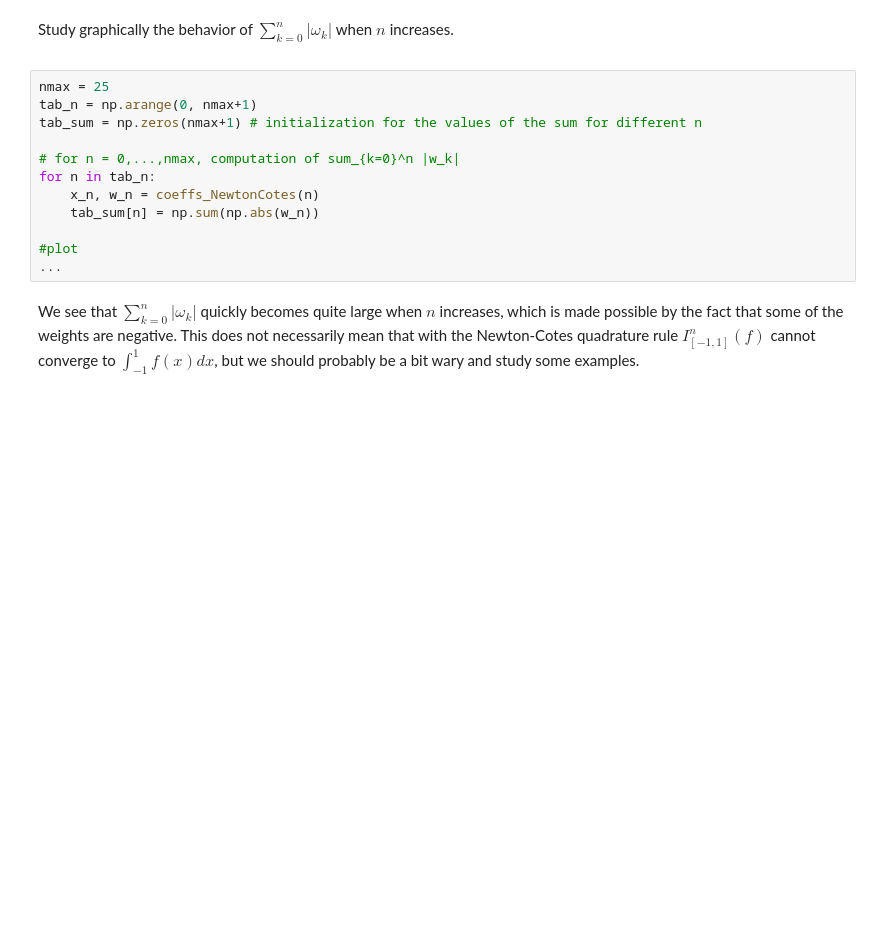
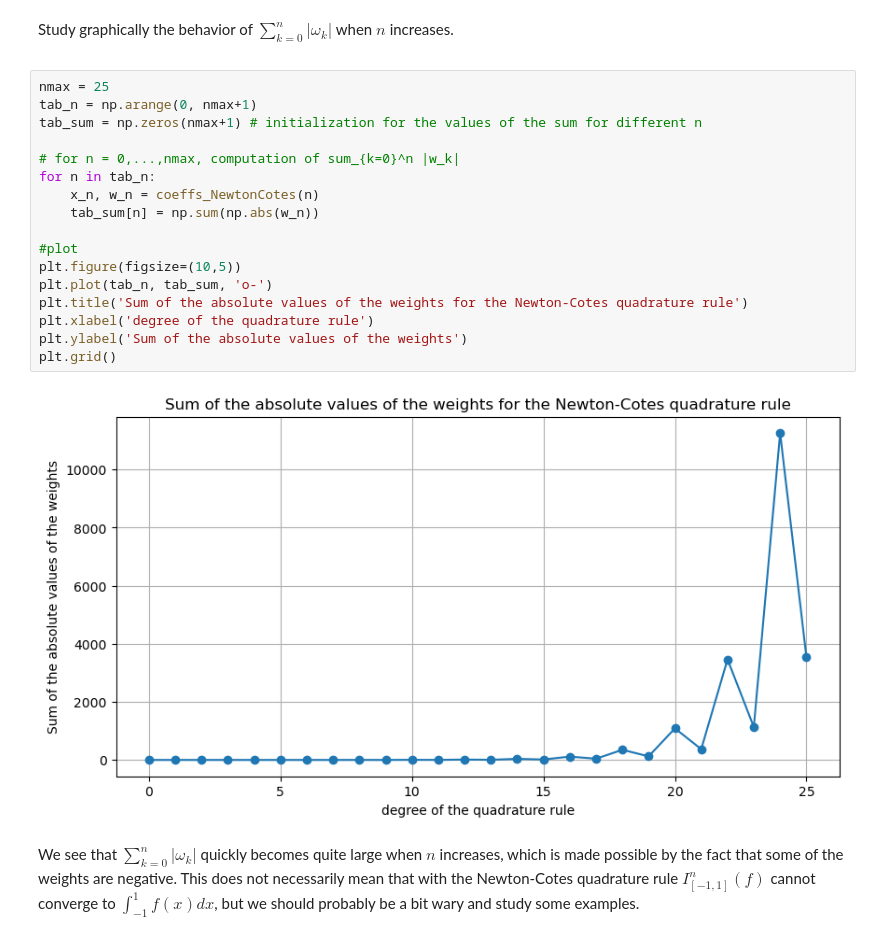
Before and after one commit to raulandrei00/Polytechnique_L1, a Jupyter notebook: numerical analysis/Chapter3_NumericalIntegration/3-NumericalIntegration.ipynb, the cells around one changed output. Saved outputs shown, nothing was run; the diff lists cells and outputs as text; blank space fills up the shorter version.

```diff
--- a/numerical analysis/Chapter3_NumericalIntegration/3-NumericalIntegration.ipynb
+++ b/numerical analysis/Chapter3_NumericalIntegration/3-NumericalIntegration.ipynb
@@ -752,15 +794,22 @@ Study graphically the behavior of $\sum_{k=0}^n \vert \omega_k \vert$ when $n$ i
 # %%
 nmax = 25
 tab_n = np.arange(0, nmax+1)
 tab_sum = np.zeros(nmax+1) # initialization for the values of the sum for different n
 
 # for n = 0,...,nmax, computation of sum_{k=0}^n |w_k|
 for n in tab_n:
     x_n, w_n = coeffs_NewtonCotes(n)
     tab_sum[n] = np.sum(np.abs(w_n))
 
 #plot
-...
+plt.figure(figsize=(10,5))
+plt.plot(tab_n, tab_sum, 'o-')
+plt.title('Sum of the absolute values of the weights for the Newton-Cotes quadrature rule')
+plt.xlabel('degree of the quadrature rule')
+plt.ylabel('Sum of the absolute values of the weights')
+plt.grid()
+# %% [output]
+[figure, added]
 # %% [markdown]
 We see that $\sum_{k=0}^n \vert \omega_k \vert$ quickly becomes quite large when $n$ increases, which is made possible by the fact that some of the weights are negative. This does not necessarily mean that with the Newton-Cotes quadrature rule $I^n_{[-1,1]}(f)$ cannot converge to $\int_{-1}^1 f(x) dx$, but we should probably be a bit wary and study some examples.
 # %% [markdown]
```
Also changed, not shown: parts of 6 cells of this notebook.
